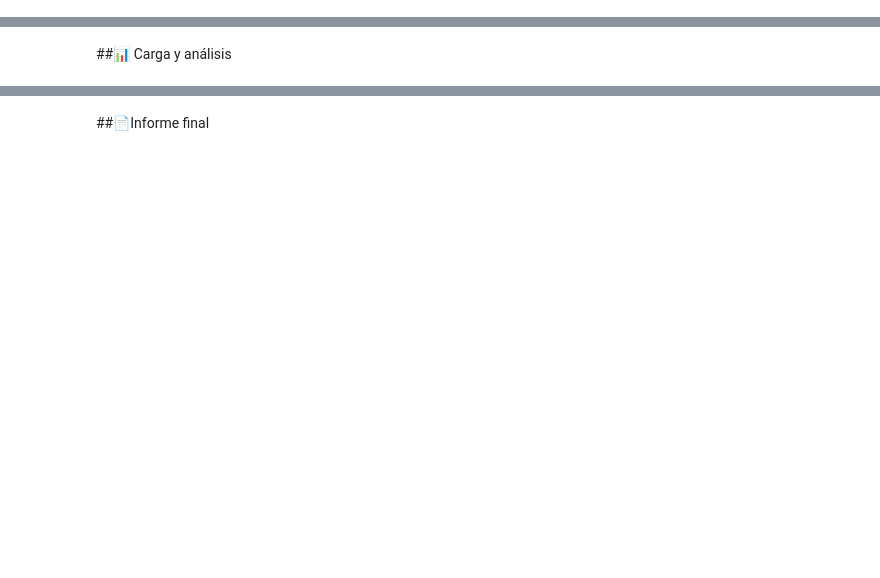
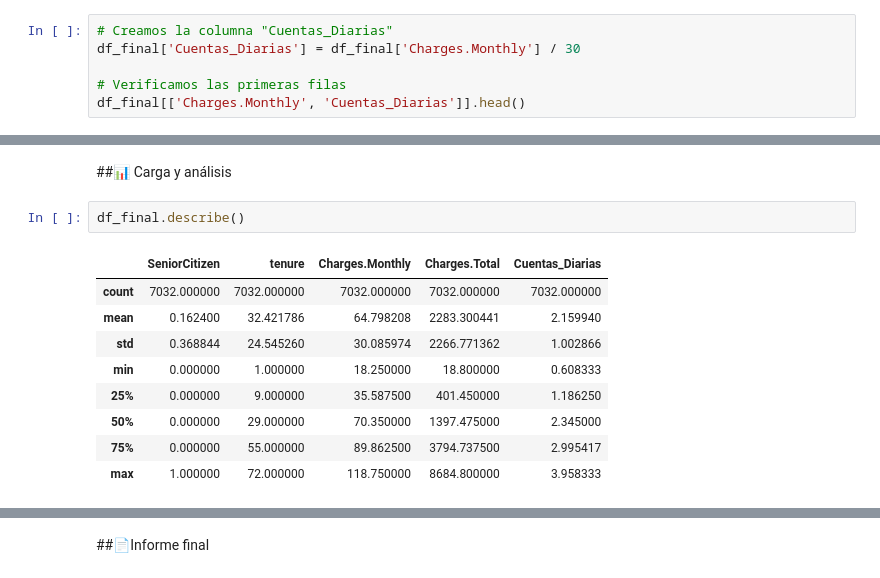
Before and after one commit to JonathanPuertaG/Challenge2-TelecomX, a Jupyter notebook: Challenge_Telecom_X.ipynb, the cells around one changed output, grey strips where cells are left out. Saved outputs shown, nothing was run; the diff lists cells and outputs as text; blank space fills up the shorter version.

```diff
--- a/Challenge_Telecom_X.ipynb
+++ b/Challenge_Telecom_X.ipynb
@@ -203,3 +203,9 @@ Data columns (total 21 columns):
 4              Yes      Mailed check            83.9         267.40
 
 [5 rows x 21 columns]
+# %%
+# Creamos la columna "Cuentas_Diarias"
+df_final['Cuentas_Diarias'] = df_final['Charges.Monthly'] / 30
+
+# Verificamos las primeras filas
+df_final[['Charges.Monthly', 'Cuentas_Diarias']].head()
@@ -206,2 +228,14 @@ Data columns (total 21 columns):
 # %% [markdown]
 ##📊 Carga y análisis
+# %%
+df_final.describe()
+# %% [output]
+|  | SeniorCitizen | tenure | Charges.Monthly | Charges.Total | Cuentas_Diarias |
+| count | 7032.000000 | 7032.000000 | 7032.000000 | 7032.000000 | 7032.000000 |
+| mean | 0.162400 | 32.421786 | 64.798208 | 2283.300441 | 2.159940 |
+| std | 0.368844 | 24.545260 | 30.085974 | 2266.771362 | 1.002866 |
+| min | 0.000000 | 1.000000 | 18.250000 | 18.800000 | 0.608333 |
+| 25% | 0.000000 | 9.000000 | 35.587500 | 401.450000 | 1.186250 |
+| 50% | 0.000000 | 29.000000 | 70.350000 | 1397.475000 | 2.345000 |
+| 75% | 0.000000 | 55.000000 | 89.862500 | 3794.737500 | 2.995417 |
+| max | 1.000000 | 72.000000 | 118.750000 | 8684.800000 | 3.958333 |
```
Also changed, not shown: parts of 6 cells of this notebook.
